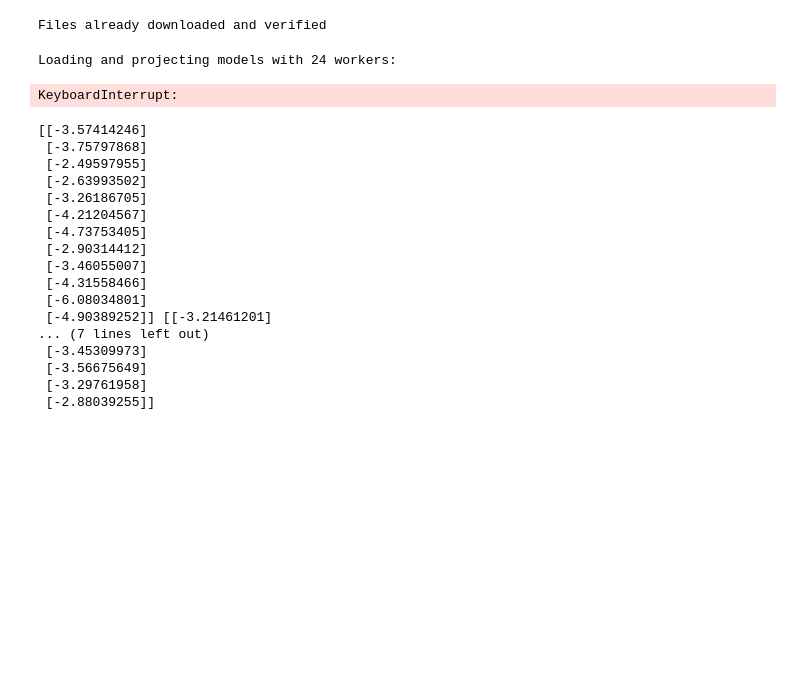
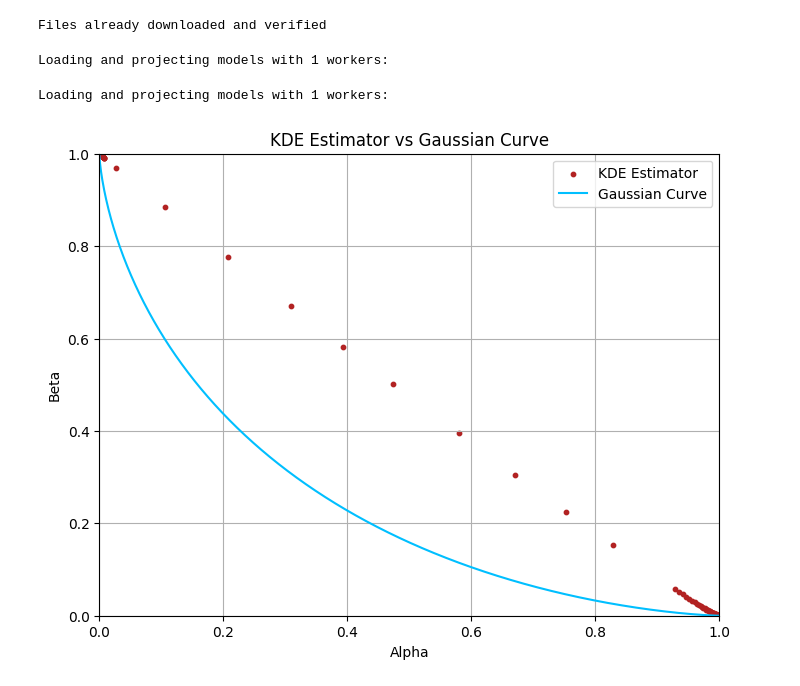
Before and after one commit to hadimalik12/fdp-estimation, a Jupyter notebook: notebook/ptlr estimation/estimating_fdp_curve_CNN_sgd.ipynb, the cells around one changed output. Saved outputs shown, nothing was run; the diff lists cells and outputs as text; code cells hidden in the pictures; blank space fills up the shorter version.

```diff
--- a/notebook/ptlr estimation/estimating_fdp_curve_CNN_sgd.ipynb
+++ b/notebook/ptlr estimation/estimating_fdp_curve_CNN_sgd.ipynb
@@ -18,35 +21,38 @@ import mech.full_DPSGD as DPSGDModule
 data_args = {
     "method": "default",
     "data_dir": data_dir,
-    "internal_result_path": "/scratch/bell/wei402/fdp-estimation/results"
+    "internal_result_path": "/scratch/bell/wei402/fdp-estimation/results/train"
 }
 
-args = DPSGDModule.generate_params(data_args=data_args, log_dir=log_dir, model_type="CNN")
-sampler = DPSGDModule.DPSGDSampler(args)
+args = DPSGDModule.generate_params(data_args=data_args, log_dir=log_dir, model_type="CNN", num_samples=1000)
+estimator = DPSGDModule.DPSGD_PTLREstimator(args)
 # %% [output]
 Files already downloaded and verified
-# %%
-sample_P, sample_Q = sampler.preprocess(num_samples=200, num_workers=24)
-# %% [output]
-Loading and projecting models with 24 workers:
-KeyboardInterrupt:
-# %%
-print(sample_P,sample_Q)
-# %% [output]
-[[-3.57414246]
- [-3.75797868]
- [-2.49597955]
- [-2.63993502]
- [-3.26186705]
- [-4.21204567]
- [-4.73753405]
- [-2.90314412]
- [-3.46055007]
- [-4.31558466]
- [-6.08034801]
- [-4.90389252]] [[-3.21461201]
-... (7 lines left out)
- [-3.45309973]
- [-3.56675649]
- [-3.29761958]
- [-2.88039255]]
+# %%
+output = estimator.build(eta_max = 15)
+# Extract alpha and beta for plotting
+alpha = output["alpha"]
+beta = output["beta"]
+# %% [output]
+Loading and projecting models with 1 workers:
+Loading and projecting models with 1 workers:
+# %%
+file_name = os.path.join(fig_dir, 'tradeoff_SGD_104_ptlr.png')
+# Plot the results
+plt.figure(figsize=(8, 6))
+plt.scatter(alpha, beta, color="firebrick", s=10, label="KDE Estimator")
+alpha_values = np.linspace(0, 1, 1000)
+plt.plot(alpha_values, Gaussian_curve(alpha_values, mean_difference = 1), color="deepskyblue", linewidth=1.5, label="Gaussian Curve")
+plt.ylim(0, 1)
+plt.xlim(0, 1)
+plt.xlabel("Alpha")
+plt.ylabel("Beta")
+plt.title("KDE Estimator vs Gaussian Curve")
+plt.legend()
+plt.grid()
+
+# # Save the plot
+# plt.savefig(file_name, bbox_inches = 'tight', dpi = 300);
+plt.show()
+# %% [output]
+[figure, added]
```
Also changed, not shown: parts of 1 cell of this notebook, 1 other file.
